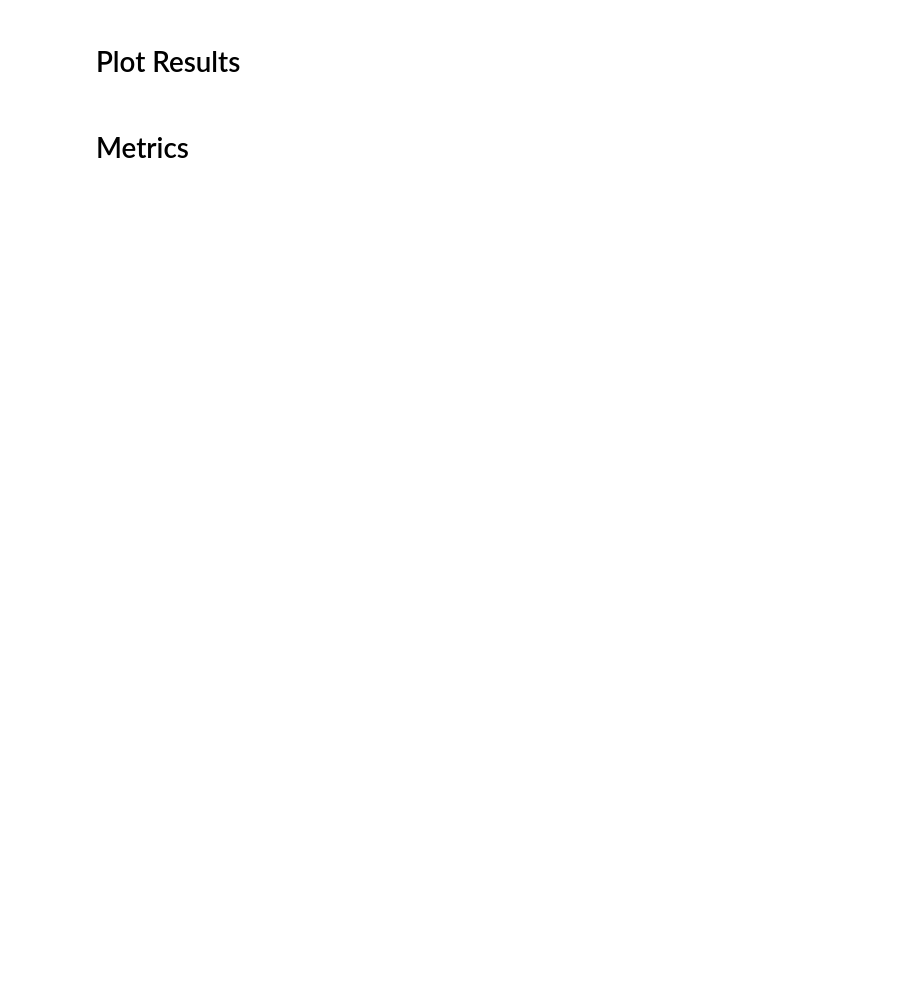
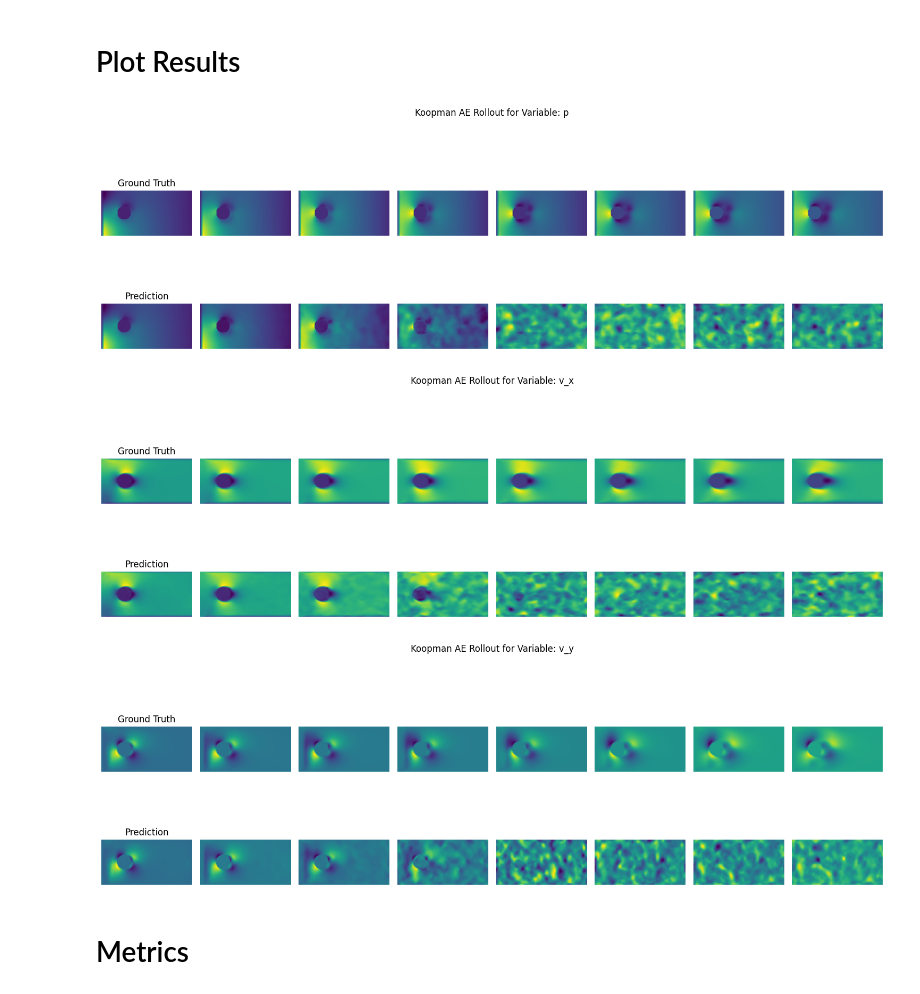
Before and after one commit to rg625/ocean_forecasting, a Jupyter notebook: koopman_autoencoder/test.ipynb, the cells around one changed output. Saved outputs shown, nothing was run; the diff lists cells and outputs as text; code cells hidden in the pictures; blank space fills up the shorter version.

```diff
--- a/koopman_autoencoder/test.ipynb
+++ b/koopman_autoencoder/test.ipynb
@@ -22,10 +25,10 @@ config = load_config(CONFIG_PATH)
 config['training']['use_checkpoint'] = False  # Don't checkpoint during testing
 
 dataset_class, dataset_kwargs = get_dataset_class_and_kwargs(config)
-_, _, test_dataset = load_datasets(config, dataset_class, dataset_kwargs)
+train_dataset, val_dataset, test_dataset = load_datasets(config, dataset_class, dataset_kwargs)
 _, _, test_loader = create_dataloaders(
-    train_dataset=None,
-    val_dataset=None,
+    train_dataset=train_dataset,
+    val_dataset=val_dataset,
     test_dataset=test_dataset,
     config=config
 )
@@ -53,20 +86,15 @@ model.eval()
 # %%
 def run_long_rollout(model, input_seq, rollout_steps):
     input_seq = input_seq.unsqueeze(0).to(DEVICE)  # [1, T, C, H, W]
-    preds = [input_seq[:, i] for i in range(input_seq.size(1))]  # initial context
 
     with torch.no_grad():
-        for _ in range(rollout_steps):
-            context = torch.stack(preds[-config["data"]["input_sequence_length"]:], dim=1)  # sliding window
-            pred = model.predict(context)  # [B, C, H, W]
-            preds.append(pred)
+        out = model(input_seq, seq_length=rollout_steps)
 
-    return torch.stack(preds, dim=1).squeeze(0).cpu()  # [T+rollout_steps, C, H, W]
+    return out.x_preds.cpu()  # [T+rollout_steps, C, H, W]
 # %% [markdown]
 #  Visualize
 # %%
-sample = test_dataset[0]  # [T, C, H, W]
-input_seq = sample[:config["data"]["input_sequence_length"]]
-ground_truth = sample[:config["data"]["input_sequence_length"] + ROLL_OUT_STEPS]
+input_seq, ground_truth = test_dataset.__getitem__((0, ROLL_OUT_STEPS))  # [T, C, H, W]
 
 predicted_seq = run_long_rollout(model, input_seq, ROLL_OUT_STEPS)
+print(predicted_seq)
@@ -73,28 +110,53 @@ predicted_seq = run_long_rollout(model, input_seq, ROLL_OUT_STEPS)
 # %% [markdown]
 #  Plot Results
 # %%
-def plot_rollout(gt, pred, variable_idx=0, frame_stride=5):
+def plot_rollout(gt_dict, pred_dict, variable_name, frame_stride=5):
+    """
+    Plots the rollout comparison between ground truth and predicted sequence for a given variable.
+
+    Args:
+        gt_dict (TensorDict): TensorDict of ground truth tensors [T, H, W] per variable.
+        pred_dict (TensorDict): TensorDict of predicted tensors [T, H, W] per variable.
+        variable_name (str): The key for the variable to visualize.
+        frame_stride (int): Step between frames to plot.
+    """
+    if gt_dict.batch_dims == 1 and gt_dict.batch_size[0] == 1:
+        gt_dict = gt_dict.squeeze(0)
+    if pred_dict.batch_dims == 1 and pred_dict.batch_size[0] == 1:
+        pred_dict = pred_dict.squeeze(0)
+    gt = gt_dict[variable_name]  # shape: [T, H, W]
+    pred = pred_dict[variable_name]  # shape: [T, H, W]
+
+    num_frames = min(gt.shape[0], pred.shape[0])
+    indices = list(range(0, num_frames, frame_stride))
+    num_plots = min(len(indices), 10)
+
     plt.figure(figsize=(15, 6))
-    num_plots = min(gt.size(0), pred.size(0), 10)
-    for i in range(num_plots):
-        plt.subplot(2, num_plots, i+1)
-        plt.imshow(gt[i, variable_idx], cmap='viridis')
+    for i, idx in enumerate(indices[:num_plots]):
+        plt.subplot(2, num_plots, i + 1)
+        plt.imshow(gt[idx].cpu(), cmap='viridis')
         plt.axis('off')
         if i == 0:
             plt.title("Ground Truth")
 
-        plt.subplot(2, num_plots, num_plots+i+1)
-        plt.imshow(pred[i, variable_idx], cmap='viridis')
+        plt.subplot(2, num_plots, num_plots + i + 1)
+        plt.imshow(pred[idx].cpu(), cmap='viridis')
         plt.axis('off')
         if i == 0:
             plt.title("Prediction")
 
-    plt.suptitle("Koopman AE: Ground Truth vs Prediction (Long Rollout)")
+    plt.suptitle(f"Koopman AE Rollout for Variable: {variable_name}")
     plt.tight_layout()
     plt.show()
 
 if VISUALIZE:
-    plot_rollout(ground_truth, predicted_seq)
+    plot_rollout(ground_truth.cpu(), predicted_seq.cpu(), variable_name="p")
+    plot_rollout(ground_truth.cpu(), predicted_seq.cpu(), variable_name="v_x")
+    plot_rollout(ground_truth.cpu(), predicted_seq.cpu(), variable_name="v_y")
+# %% [output]
+[figure, added]
+[figure, added]
+[figure, added]
 # %% [markdown]
 # Metrics
 # %%
```
Also changed, not shown: parts of 6 cells of this notebook, 2 other files.
